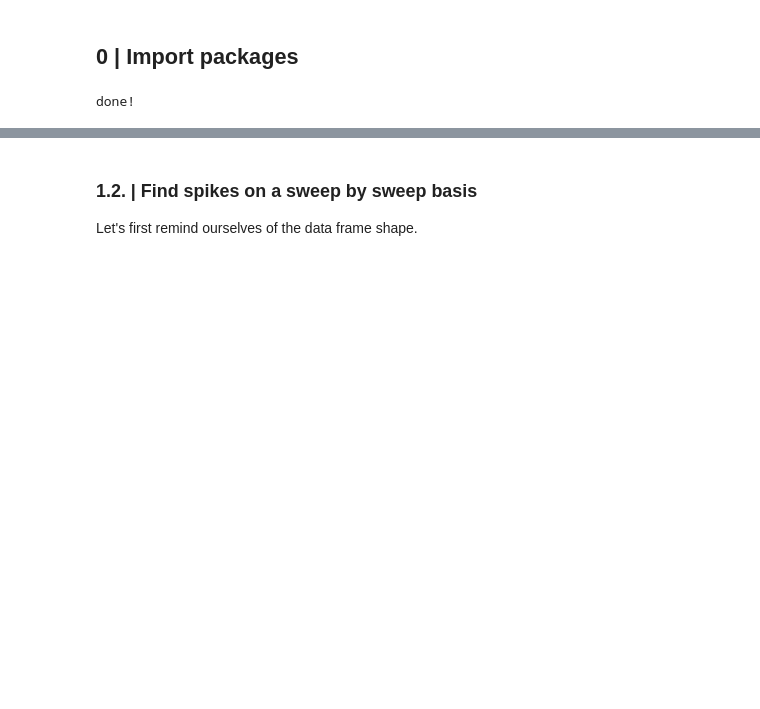
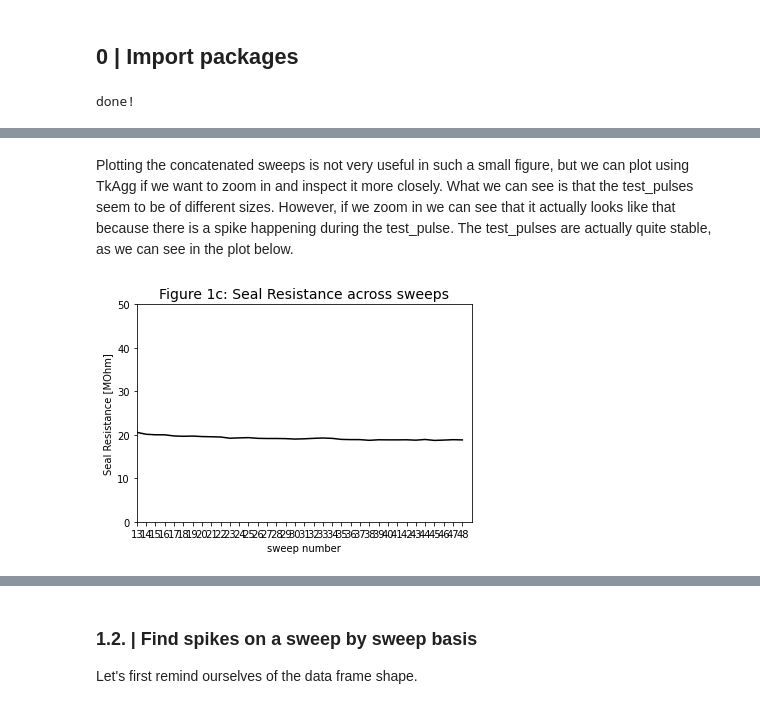
Before and after one commit to opavon/PAG_ephys_analysis, a Jupyter notebook: loose_seal/loose_seal_3b_findspikes_allsweeps_develop copy.ipynb, the cells around one changed output, grey strips where cells are left out. Cells and saved outputs as stored; diff of their text form; code cells hidden in the pictures; blank space fills up the shorter version.

```diff
--- a/loose_seal/loose_seal_3b_findspikes_allsweeps_develop copy.ipynb
+++ b/loose_seal/loose_seal_3b_findspikes_allsweeps_develop copy.ipynb
@@ -69,0 +147,16 @@ plt.show()
+# %% [markdown]
+Plotting the concatenated sweeps is not very useful in such a small figure, but we can plot using TkAgg if we want to zoom in and inspect it more closely. What we can see is that the test_pulses seem to be of different sizes. However, if we zoom in we can see that it actually looks like that because there is a spike happening during the test_pulse. The test_pulses are actually quite stable, as we can see in the plot below.
+# %%
+# Get Rseal data
+Rseal_data_frame = getLooseRseal(file_name_1, channels_data_frame_1)
+seal_resistance = Rseal_data_frame.loc['seal_resistance']
+
+%matplotlib inline
+plt.plot(seal_resistance, 'k')
+plt.title('Figure 1c: Seal Resistance across sweeps', fontsize = 14)
+plt.ylabel('Seal Resistance [MOhm]')
+plt.xlabel('sweep number')
+plt.axis([0, len(seal_resistance), 0, 50])
+plt.show()
+# %% [output]
+[figure, added]
```
Also changed, not shown: parts of 31 cells of this notebook.
